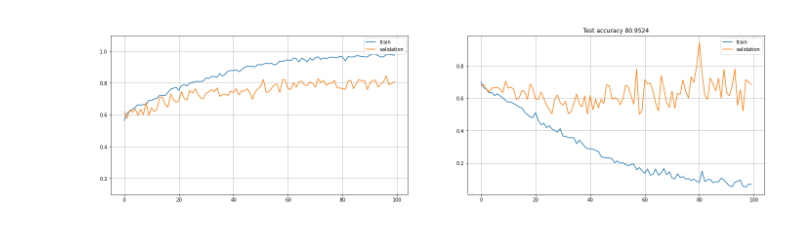
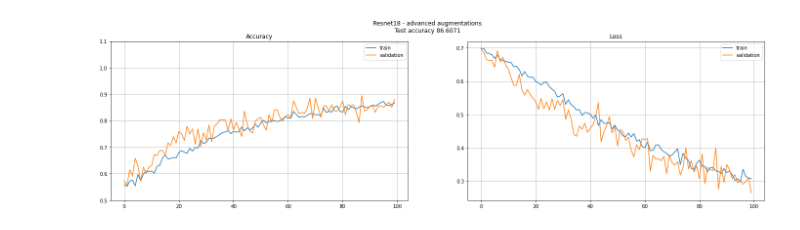
Before and after one commit to yann-ro/cat-vs-dog, a Jupyter notebook: trainings.ipynb, the cells around one changed output. Drawn from its saved outputs; the diff is of its cells as text; code cells hidden in the pictures.

Commit message:
🦦 add resnet18/34 and augmentations

```diff
--- a/trainings.ipynb
+++ b/trainings.ipynb
@@ -45,10 +47,33 @@ from torch import nn
 
 device = torch.device('cuda:0' if torch.cuda.is_available() else 'cpu')
 # %%
+custom_transform = transforms.Compose(
+    [
+        transforms.RandomPerspective(distortion_scale=.4, p=.5),
+        transforms.Resize((400, 400)),
+        transforms.RandomCrop(224),
+        transforms.RandomHorizontalFlip(p=.5),
+        transforms.RandomRotation(15),
+
+        # added
+        transforms.ColorJitter(
+            brightness=0.4,
+            contrast=0.4,
+            saturation=0.4,
+            hue=0.2
+        ),
+
+        transforms.ToTensor(),
+        transforms.Normalize(mean=(0,0,0), std=(1,1,1))
+    ]
+)
+
+
 dataloader = CatDogDataloader(
     img_size=224,
     batch_size=16,
-    dataset_root = 'cats_and_dogs_filtered'
+    dataset_root = 'cats_and_dogs_filtered',
+    custom_transform = custom_transform
 )
 # %%
 images, _ = iter(dataloader.train_iterator).next()
@@ -66,9 +89,11 @@ plot_images(images, 'test')
 # %%
-class Classifier(ResNet50):
-    def __init__(self):
-        super(Classifier, self).__init__()
+class Classifier(ResNet18):
+    def __init__(self, num_classes=1):
+        super(Classifier, self).__init__(num_classes=num_classes)
 
         self.fc = nn.Sequential(
-            nn.Linear(2048, 1, bias=True),
+            nn.Linear(512*self.block.expansion, num_classes, bias=True),
             nn.Sigmoid()
         )
+
+net = Classifier(num_classes=1)
@@ -132,7 +175,9 @@ Valid - Loss : 0.6622 Acc : 64.4231 Time: 1.5859
 Epoch: 11
 ... (88 outputs left out)
 # %%
-title = 'Resnet50 - basic augmentations'
-trainer.plot_history()
+title = 'Resnet18 - advanced augmentations'
+path_to_save = PATH_REPO_DRIVE #None
+
+trainer.plot_history(title, path_to_save);
 # %% [output]
-[figure, old version]
+[figure, new version]
```
Also changed, not shown: parts of 7 cells of this notebook, 7 other files.
